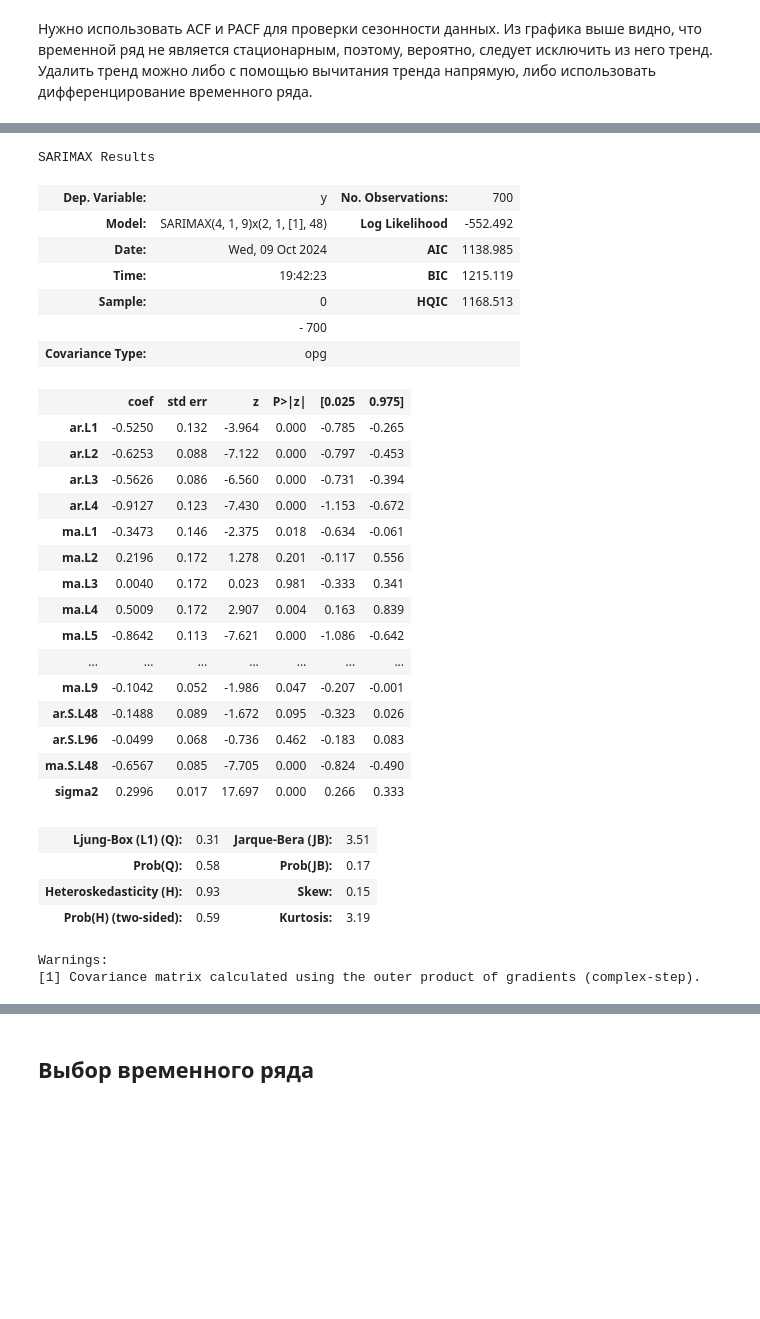
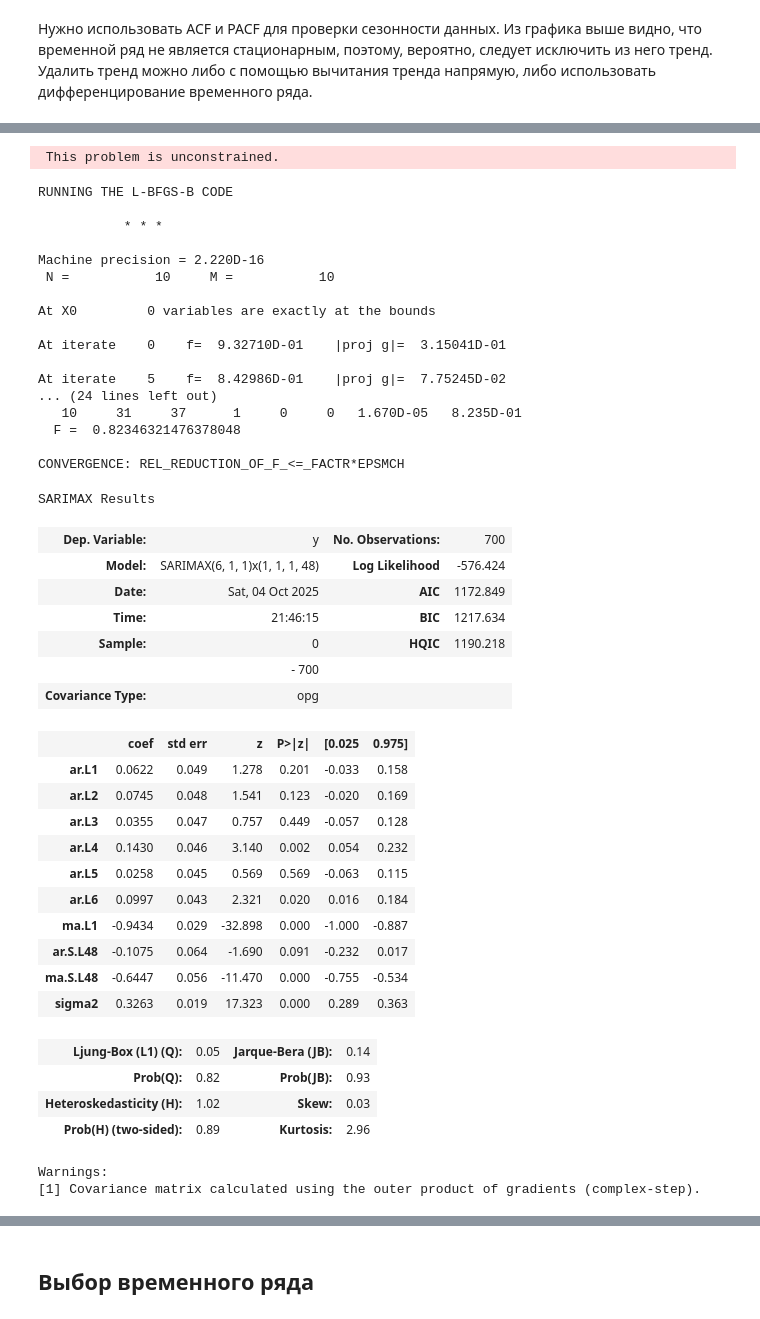
Before and after one commit to intsystems/MathematicalForecastingMethods, a Jupyter notebook: homeworks/HW1_ts_basic.ipynb, the cells around one changed output, grey strips where cells are left out. Saved outputs shown, nothing was run; the diff lists cells and outputs as text; code cells hidden in the pictures; blank space fills up the shorter version.

```diff
--- a/homeworks/HW1_ts_basic.ipynb
+++ b/homeworks/HW1_ts_basic.ipynb
@@ -153,39 +152,52 @@ plt.show()
 # %%
 from statsmodels.tsa.statespace.sarimax import SARIMAX
 # order=(p, d, q),
 # seasonal_order=(P, D, Q, S)
-model = SARIMAX(ts, order=(4, 1, 9), seasonal_order=(2, 1, 1, 48))
+model = SARIMAX(ts, order=(6, 1, 1), seasonal_order=(1, 1, 1, 48))
 
 results = model.fit()
 results.summary()
 # %% [output]
-SARIMAX Results
+ This problem is unconstrained.
+RUNNING THE L-BFGS-B CODE
+
+           * * *
+
+Machine precision = 2.220D-16
+ N =           10     M =           10
+
+At X0         0 variables are exactly at the bounds
+
+At iterate    0    f=  9.32710D-01    |proj g|=  3.15041D-01
+
+At iterate    5    f=  8.42986D-01    |proj g|=  7.75245D-02
+... (24 lines left out)
+   10     31     37      1     0     0   1.670D-05   8.235D-01
+  F =  0.82346321476378048
+
+CONVERGENCE: REL_REDUCTION_OF_F_<=_FACTR*EPSMCH
+SARIMAX Results
 | Dep. Variable: | y | No. Observations: | 700 |
-| Model: | SARIMAX(4, 1, 9)x(2, 1, [1], 48) | Log Likelihood | -552.492 |
-| Date: | Wed, 09 Oct 2024 | AIC | 1138.985 |
-| Time: | 19:42:23 | BIC | 1215.119 |
-| Sample: | 0 | HQIC | 1168.513 |
+| Model: | SARIMAX(6, 1, 1)x(1, 1, 1, 48) | Log Likelihood | -576.424 |
+| Date: | Sat, 04 Oct 2025 | AIC | 1172.849 |
+| Time: | 21:46:15 | BIC | 1217.634 |
+| Sample: | 0 | HQIC | 1190.218 |
 |  | - 700 |  |  |
 | Covariance Type: | opg |  |  |
 |  | coef | std err | z | P>|z| | [0.025 | 0.975] |
-| ar.L1 | -0.5250 | 0.132 | -3.964 | 0.000 | -0.785 | -0.265 |
-| ar.L2 | -0.6253 | 0.088 | -7.122 | 0.000 | -0.797 | -0.453 |
-| ar.L3 | -0.5626 | 0.086 | -6.560 | 0.000 | -0.731 | -0.394 |
-| ar.L4 | -0.9127 | 0.123 | -7.430 | 0.000 | -1.153 | -0.672 |
-| ma.L1 | -0.3473 | 0.146 | -2.375 | 0.018 | -0.634 | -0.061 |
-| ma.L2 | 0.2196 | 0.172 | 1.278 | 0.201 | -0.117 | 0.556 |
-| ma.L3 | 0.0040 | 0.172 | 0.023 | 0.981 | -0.333 | 0.341 |
-| ma.L4 | 0.5009 | 0.172 | 2.907 | 0.004 | 0.163 | 0.839 |
-| ma.L5 | -0.8642 | 0.113 | -7.621 | 0.000 | -1.086 | -0.642 |
-| ... | ... | ... | ... | ... | ... | ... |
-| ma.L9 | -0.1042 | 0.052 | -1.986 | 0.047 | -0.207 | -0.001 |
-| ar.S.L48 | -0.1488 | 0.089 | -1.672 | 0.095 | -0.323 | 0.026 |
-| ar.S.L96 | -0.0499 | 0.068 | -0.736 | 0.462 | -0.183 | 0.083 |
-| ma.S.L48 | -0.6567 | 0.085 | -7.705 | 0.000 | -0.824 | -0.490 |
-| sigma2 | 0.2996 | 0.017 | 17.697 | 0.000 | 0.266 | 0.333 |
+| ar.L1 | 0.0622 | 0.049 | 1.278 | 0.201 | -0.033 | 0.158 |
+| ar.L2 | 0.0745 | 0.048 | 1.541 | 0.123 | -0.020 | 0.169 |
+| ar.L3 | 0.0355 | 0.047 | 0.757 | 0.449 | -0.057 | 0.128 |
+| ar.L4 | 0.1430 | 0.046 | 3.140 | 0.002 | 0.054 | 0.232 |
+| ar.L5 | 0.0258 | 0.045 | 0.569 | 0.569 | -0.063 | 0.115 |
+| ar.L6 | 0.0997 | 0.043 | 2.321 | 0.020 | 0.016 | 0.184 |
+| ma.L1 | -0.9434 | 0.029 | -32.898 | 0.000 | -1.000 | -0.887 |
+| ar.S.L48 | -0.1075 | 0.064 | -1.690 | 0.091 | -0.232 | 0.017 |
+| ma.S.L48 | -0.6447 | 0.056 | -11.470 | 0.000 | -0.755 | -0.534 |
+| sigma2 | 0.3263 | 0.019 | 17.323 | 0.000 | 0.289 | 0.363 |
-| Ljung-Box (L1) (Q): | 0.31 | Jarque-Bera (JB): | 3.51 |
-| Prob(Q): | 0.58 | Prob(JB): | 0.17 |
-| Heteroskedasticity (H): | 0.93 | Skew: | 0.15 |
-| Prob(H) (two-sided): | 0.59 | Kurtosis: | 3.19 |
+| Ljung-Box (L1) (Q): | 0.05 | Jarque-Bera (JB): | 0.14 |
+| Prob(Q): | 0.82 | Prob(JB): | 0.93 |
+| Heteroskedasticity (H): | 1.02 | Skew: | 0.03 |
+| Prob(H) (two-sided): | 0.89 | Kurtosis: | 2.96 |
-Warnings:
-[1] Covariance matrix calculated using the outer product of gradients (complex-step).
+Warnings:
+[1] Covariance matrix calculated using the outer product of gradients (complex-step).
```
Also changed, not shown: parts of 15 cells of this notebook, 1 other file.
